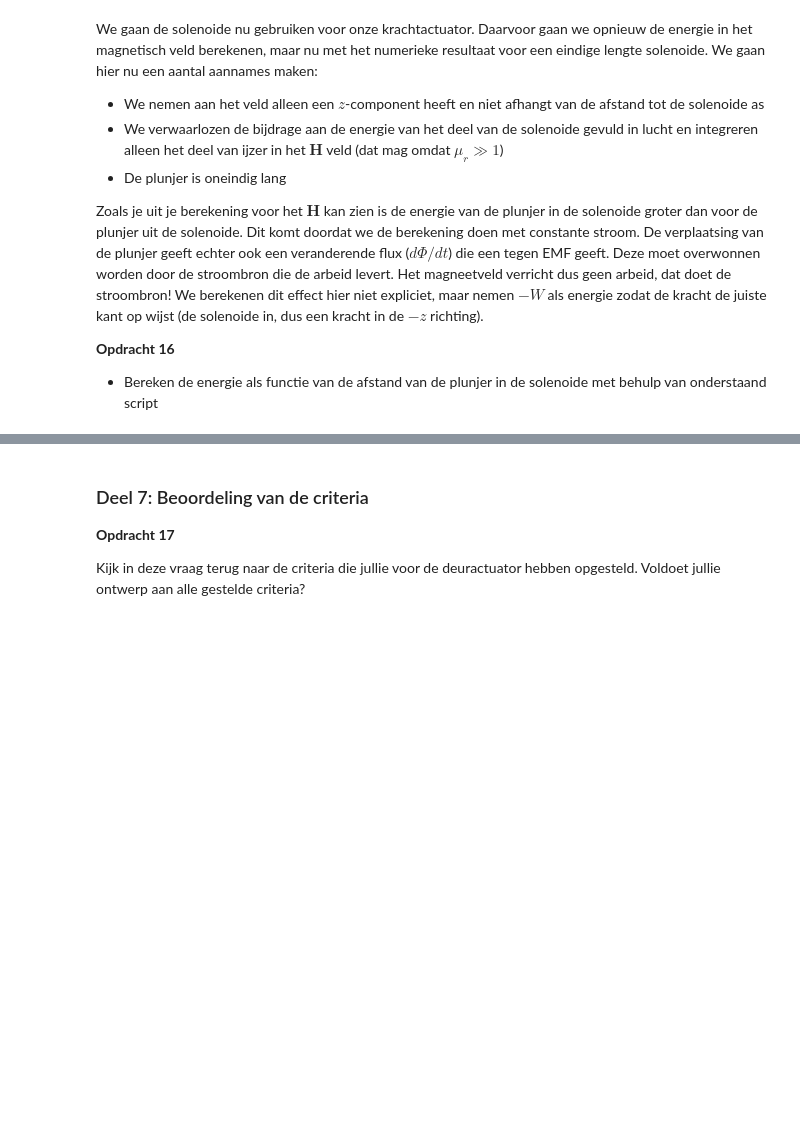
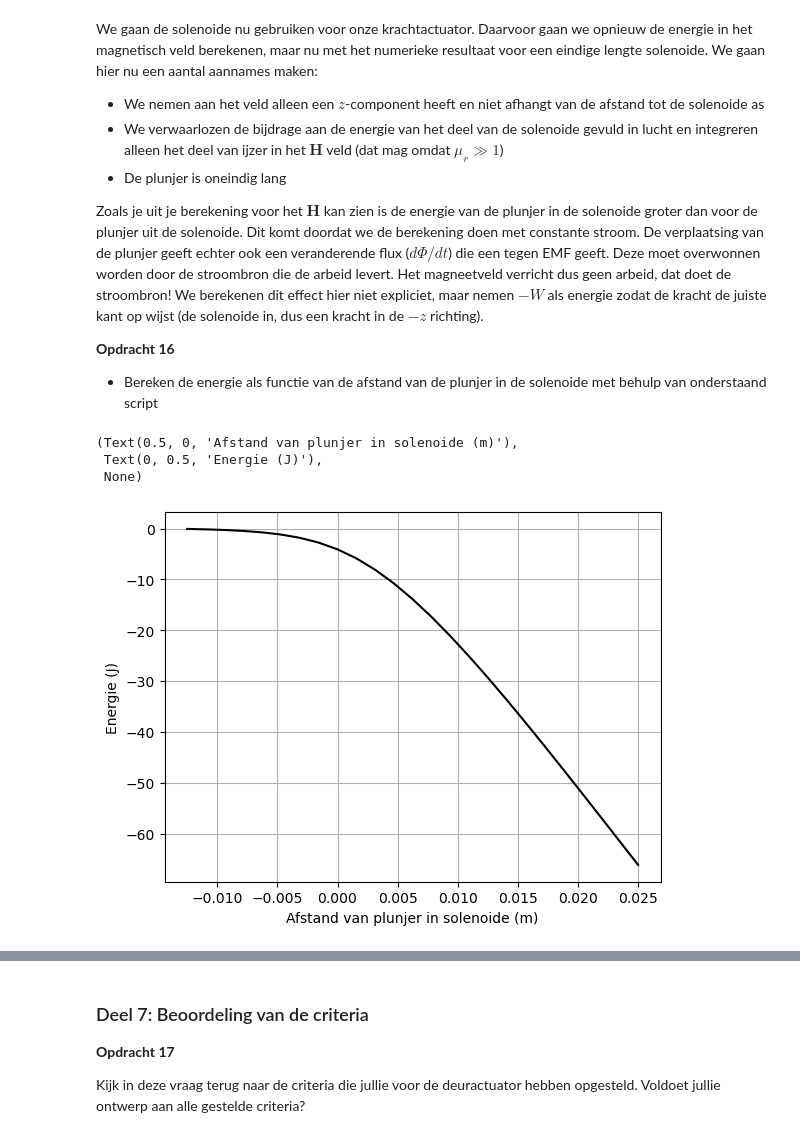
Before and after one commit to JohnSia1111/DEF-D-Doc, a Jupyter notebook: 2KrachtactuatorOpdracht/KrachtactuatorOpdracht.ipynb, the cells around one changed output, grey strips where cells are left out. Cells and saved outputs as stored; diff of their text form; code cells hidden in the pictures; blank space fills up the shorter version.

```diff
--- a/2KrachtactuatorOpdracht/KrachtactuatorOpdracht.ipynb
+++ b/2KrachtactuatorOpdracht/KrachtactuatorOpdracht.ipynb
@@ -490,12 +530,37 @@ Zoals je uit je berekening voor het $\mathbf{H}$ kan zien is de energie van de p
 **Opdracht 16**
 
 * Bereken de energie als functie van de afstand van de plunjer in de solenoide met behulp van onderstaand script
+# %%
+mu_0 = 4 * np.pi * 1e-7   # Vacuum permeability
+mu_r = 1000               # Relative permeability of the iron plunger
+L_s = 0.05                # Solenoid length (50mm)
+r_s = 0.01                # Core radius (10mm)
+I = 0.5                   # Current (0.5A)
+N = 13350                 # Windings
+aantal_omwent = N
 # %%
 # integrate the field up to point z_p
+# 2. Re-calculate H-field (Finite Solenoid Analytical)
+n_ax = 25
+# z_ax represents distance from the center (0) to 1.5 * L_s/2
+z_ax = np.linspace(0, 1.5 * L_s / 2, n_ax)
+H_ax = (N * I / L_s / 2) * (
+    (L_s / 2 - z_ax) / np.sqrt((z_ax - L_sol / 2)**2 + r_sol**2) +
+    (L_sol / 2 + z_ax) / np.sqrt((z_ax + L_sol / 2)**2 + r_sol**2)
+)
+
+# 3. Calculate Energy (Wz) - Using your provided script
+# We flip the H-array to simulate the plunger entering from the outside
+
 Wz=-0.5*np.pi*r_s**2*np.cumsum(np.flipud(H_ax)*mu_r*mu_0*np.flipud(H_ax))*(z_ax[1] - z_ax[0])
 
 plt.plot(L_s/2 - z_ax, np.flipud(Wz), '-k')
 plt.xlabel('Afstand van plunjer in solenoide (m)'), plt.ylabel('Energie (J)'), plt.grid()
+# %% [output]
+(Text(0.5, 0, 'Afstand van plunjer in solenoide (m)'),
+ Text(0, 0.5, 'Energie (J)'),
+ None)
+[figure, added]
 # %%
 force_analytical = -mu_0*mu_r*np.pi*r_s**2*aantal_omwent**2*I**2/2/L_s**2 # Kracht uitrekenen numeriek
 force_numerical=np.diff(Wz, n=1, append=[0])/(z_ax[1] - z_ax[0]) # Kracht uitrekenen
```
Also changed, not shown: parts of 4 cells of this notebook.
